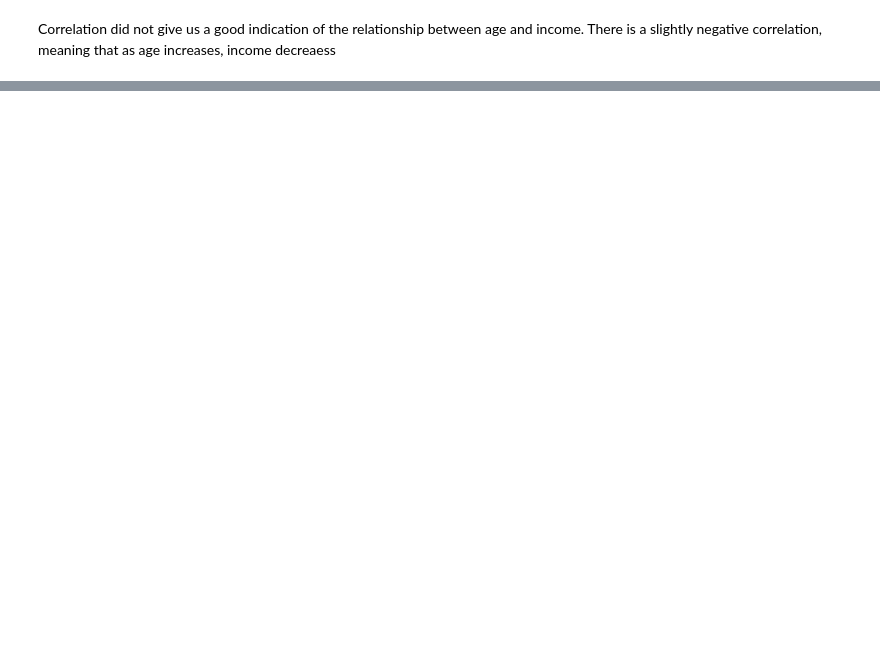
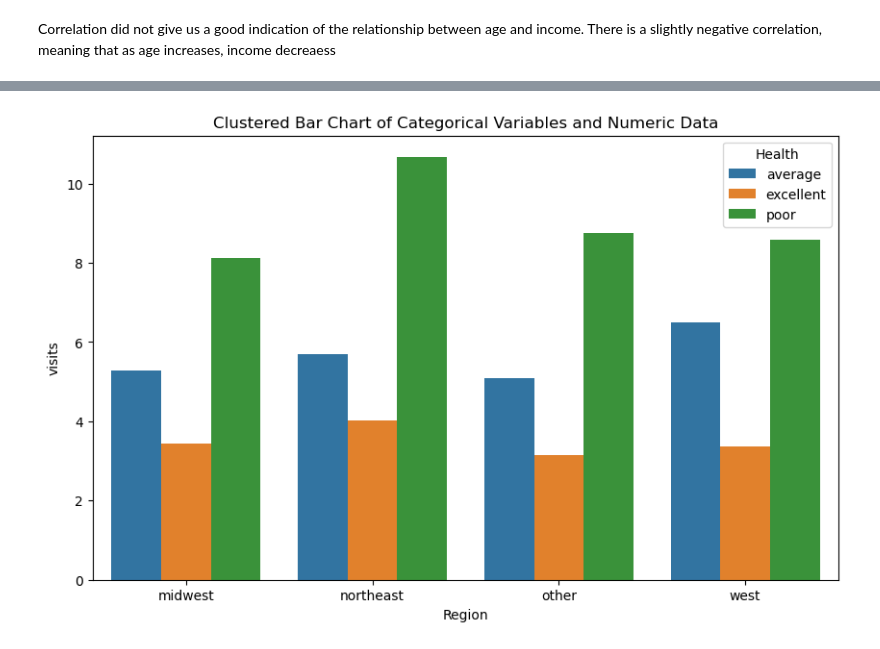
Before and after one commit to mobeloper/AIMLCaltechBootcamp, a Jupyter notebook: DataScience/Incremental_Capstone_Ebook_Dec/incremental_capstone.ipynb, the cells around one changed output, grey strips where cells are left out. Drawn from its saved outputs; the diff is of its cells as text; code cells hidden in the pictures; blank space fills up the shorter version.

```diff
--- a/DataScience/Incremental_Capstone_Ebook_Dec/incremental_capstone.ipynb
+++ b/DataScience/Incremental_Capstone_Ebook_Dec/incremental_capstone.ipynb
@@ -168,0 +463,8 @@ sns.regplot(data=df, x='age', y='income')
+# %%
+import seaborn as sns
+
+# region_group = df.groupby('region')['visits'].sum().reset_index()
+region_group = df.groupby(['region','health'])['visits'].mean().reset_index()
+region_group
+
+# boxplot is good for categoric and numeric data
@@ -168,0 +485,16 @@ sns.regplot(data=df, x='age', y='income')
+# %%
+import matplotlib.pyplot as plt
+import seaborn as sns
+
+
+# Create clustered bar chart
+plt.figure(figsize=(10, 6))
+# sns.barplot(data=region_group, x='region', y='visits', hue='health', ci=None)
+sns.barplot(data=region_group, x='region', y='visits', hue='health', ci="bootstrapped")
+plt.title('Clustered Bar Chart of Categorical Variables and Numeric Data')
+plt.xlabel('Region')
+plt.ylabel('visits')
+plt.legend(title='Health')
+plt.show()
+# %% [output]
+[figure, added]
```
Also changed, not shown: parts of 50 cells of this notebook, 1 other file.
